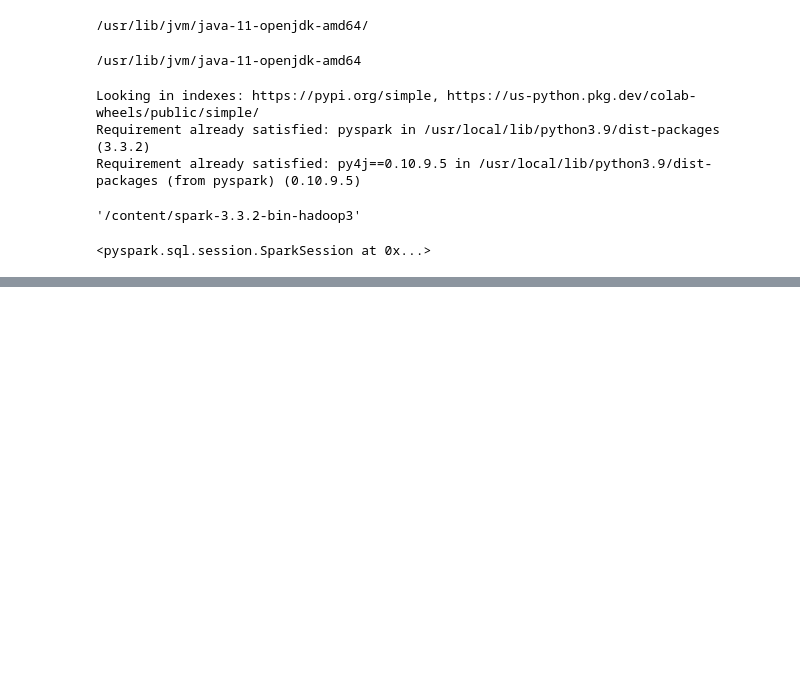
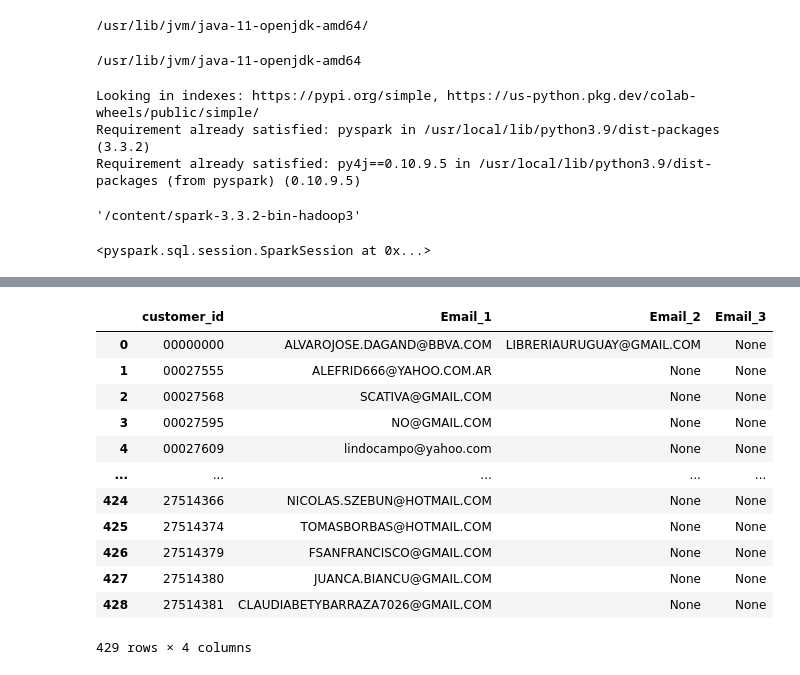
Before and after one commit to iGhostlp/Albus, a Jupyter notebook: Proyecto_BBVA.ipynb, the cells around one changed output, grey strips where cells are left out. Drawn from its saved outputs; the diff is of its cells as text; code cells hidden in the pictures; blank space fills up the shorter version.

```diff
--- a/Proyecto_BBVA.ipynb
+++ b/Proyecto_BBVA.ipynb
@@ -181,0 +237,20 @@ only showing top 20 rows
+# %%
+df_pivot_email = df_email.groupBy('customer_id').agg(collect_list('email_desc').alias('last_3_changes_list'))
+# %%
+df_pivot_email = df_pivot_email.selectExpr('customer_id', 'last_3_changes_list[0] as Email_1', 'last_3_changes_list[1] as Email_2', 'last_3_changes_list[2] as Email_3')
+# %%
+df_pivot_email.toPandas()
+# %% [output]
+|  | customer_id | Email_1 | Email_2 | Email_3 |
+| 0 | 00000000 | ALVAROJOSE.DAGAND@BBVA.COM | LIBRERIAURUGUAY@GMAIL.COM | None |
+| 1 | 00027555 | ALEFRID666@YAHOO.COM.AR | None | None |
+| 2 | 00027568 | SCATIVA@GMAIL.COM | None | None |
+| 3 | 00027595 | NO@GMAIL.COM | None | None |
+| 4 | 00027609 | lindocampo@yahoo.com | None | None |
+| ... | ... | ... | ... | ... |
+| 424 | 27514366 | NICOLAS.SZEBUN@HOTMAIL.COM | None | None |
+| 425 | 27514374 | TOMASBORBAS@HOTMAIL.COM | None | None |
+| 426 | 27514379 | FSANFRANCISCO@GMAIL.COM | None | None |
+| 427 | 27514380 | JUANCA.BIANCU@GMAIL.COM | None | None |
+| 428 | 27514381 | CLAUDIABETYBARRAZA7026@GMAIL.COM | None | None |
+429 rows × 4 columns
```
Also changed, not shown: parts of 37 cells of this notebook.
